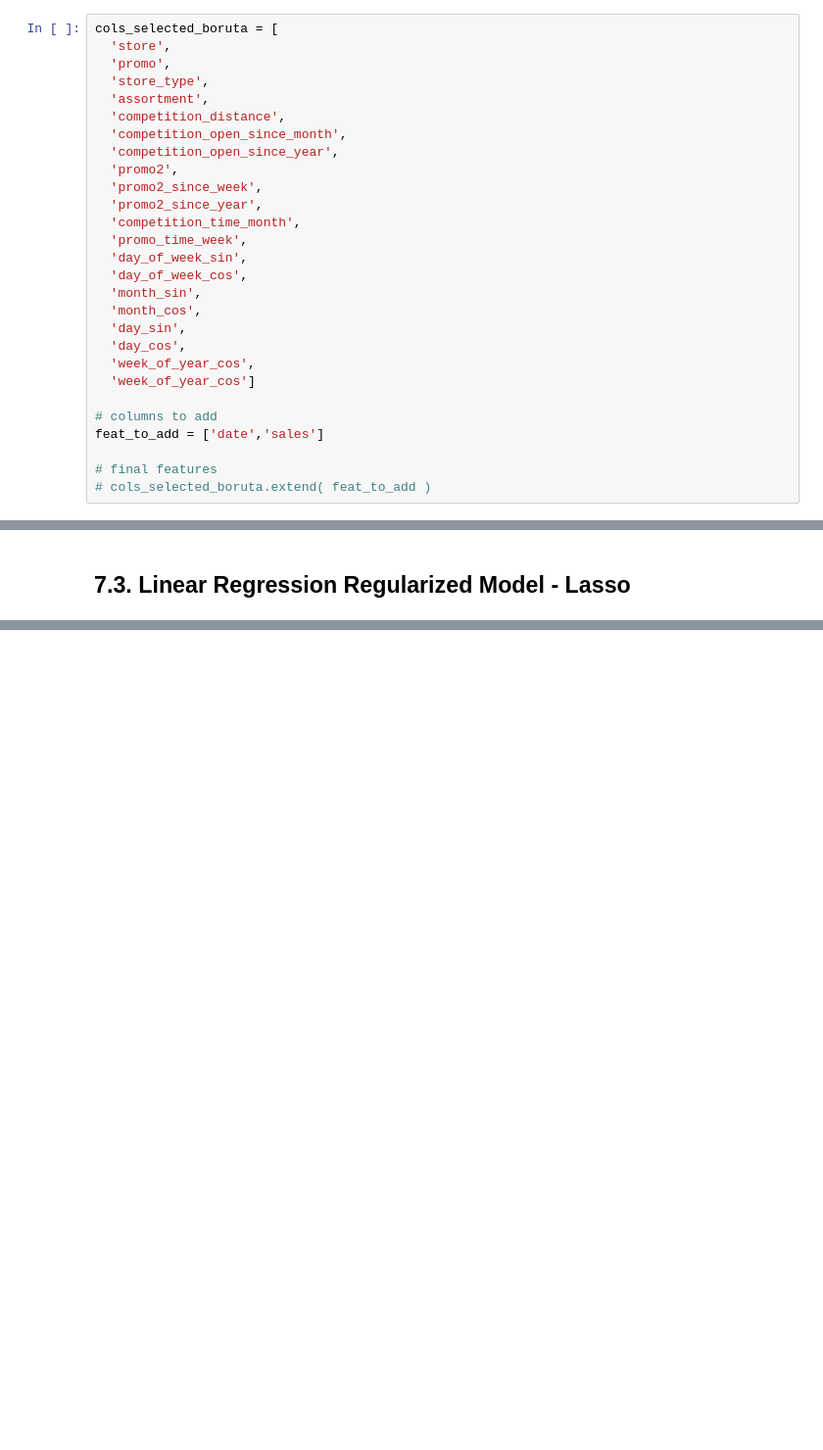
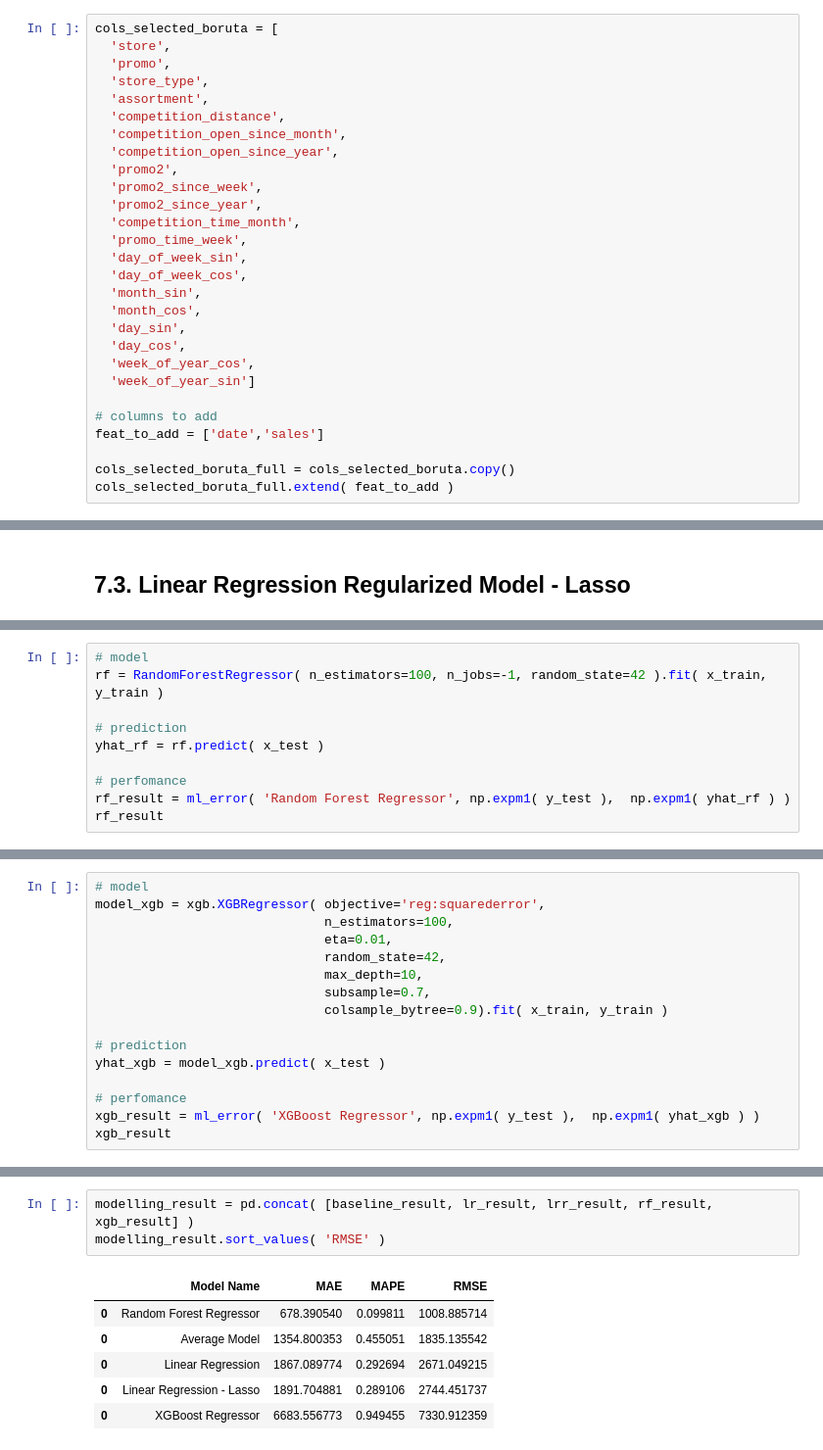
Before and after one commit to LeonardoRose/Rossman_Store_Sales_Forecast, a Jupyter notebook: m07_v02_store_sales_prediction.ipynb, the cells around one changed output, grey strips where cells are left out. Shown at 98% size. Drawn from its saved outputs; the diff is of its cells as text; blank space fills up the shorter version.

Commit message:
end real perfomance compare

```diff
--- a/m07_v02_store_sales_prediction.ipynb
+++ b/m07_v02_store_sales_prediction.ipynb
@@ -863,13 +1001,13 @@ cols_selected_boruta = [
   'day_sin',
   'day_cos',
   'week_of_year_cos',
-  'week_of_year_cos']
+  'week_of_year_sin']
 
 # columns to add
 feat_to_add = ['date','sales']
 
-# final features
-# cols_selected_boruta.extend( feat_to_add )
+cols_selected_boruta_full = cols_selected_boruta.copy()
+cols_selected_boruta_full.extend( feat_to_add )
 # %% [markdown]
 # 7.0. PASSO 07 - MACHINE LEARNING MODELLING
 # %%
@@ -915,0 +1065,10 @@ lrr_result
+# %%
+# model
+rf = RandomForestRegressor( n_estimators=100, n_jobs=-1, random_state=42 ).fit( x_train, y_train )
+
+# prediction
+yhat_rf = rf.predict( x_test )
+
+# perfomance
+rf_result = ml_error( 'Random Forest Regressor', np.expm1( y_test ),  np.expm1( yhat_rf ) )
+rf_result
@@ -915,0 +1080,16 @@ lrr_result
+# %%
+# model
+model_xgb = xgb.XGBRegressor( objective='reg:squarederror',
+                              n_estimators=100,
+                              eta=0.01,
+                              random_state=42,
+                              max_depth=10,
+                              subsample=0.7,
+                              colsample_bytree=0.9).fit( x_train, y_train )
+
+# prediction
+yhat_xgb = model_xgb.predict( x_test )
+
+# perfomance
+xgb_result = ml_error( 'XGBoost Regressor', np.expm1( y_test ),  np.expm1( yhat_xgb ) )
+xgb_result
@@ -915,0 +1101,10 @@ lrr_result
+# %%
+modelling_result = pd.concat( [baseline_result, lr_result, lrr_result, rf_result, xgb_result] )
+modelling_result.sort_values( 'RMSE' )
+# %% [output]
+|  | Model Name | MAE | MAPE | RMSE |
+| 0 | Random Forest Regressor | 678.390540 | 0.099811 | 1008.885714 |
+| 0 | Average Model | 1354.800353 | 0.455051 | 1835.135542 |
+| 0 | Linear Regression | 1867.089774 | 0.292694 | 2671.049215 |
+| 0 | Linear Regression - Lasso | 1891.704881 | 0.289106 | 2744.451737 |
+| 0 | XGBoost Regressor | 6683.556773 | 0.949455 | 7330.912359 |
```
Also changed, not shown: parts of 39 cells of this notebook.
